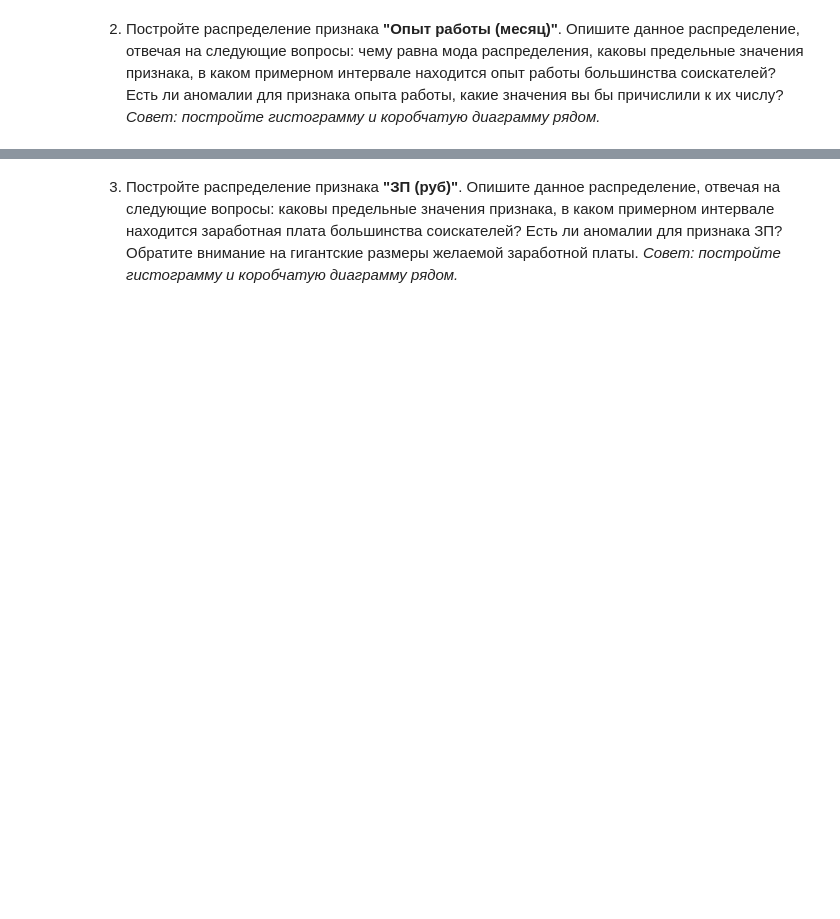
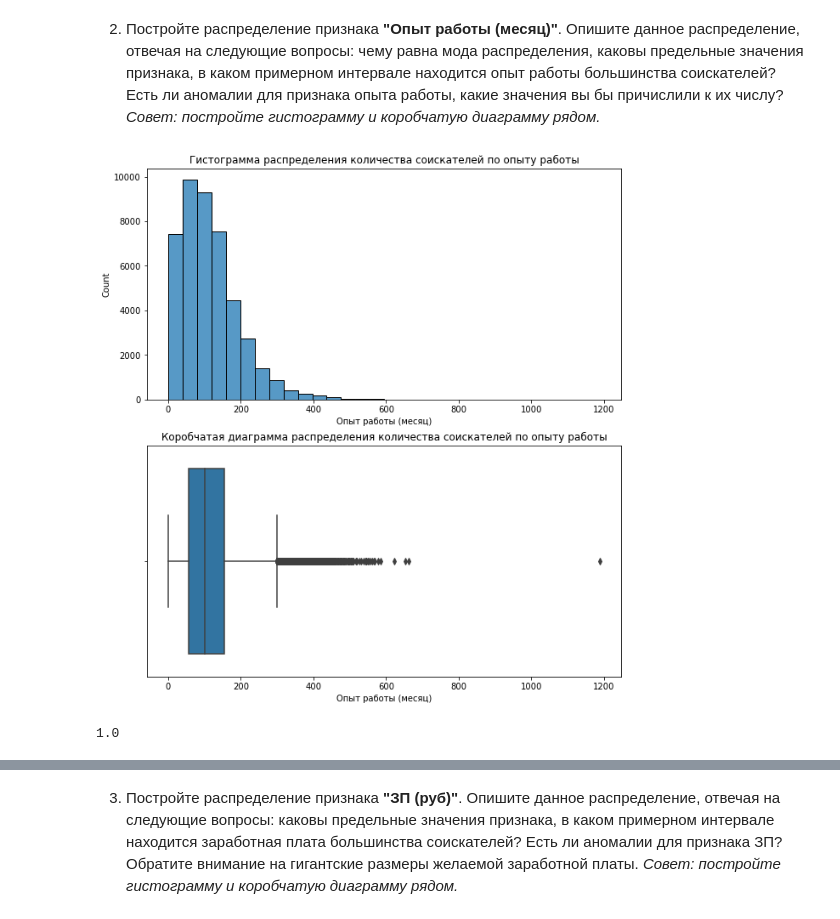
Before and after one commit to AndreiDS63/sf_data_science, a Jupyter notebook: project-1 HH/Ноутбук-шаблон Project 1.ipynb, the cells around one changed output, grey strips where cells are left out. Drawn from its saved outputs; the diff is of its cells as text; code cells hidden in the pictures; blank space fills up the shorter version.

```diff
--- a/project-1 HH/Ноутбук-шаблон Project 1.ipynb
+++ b/project-1 HH/Ноутбук-шаблон Project 1.ipynb
@@ -588,5 +610,25 @@ df = df.drop(['ЗП', 'зарплата_сумма', 'зарплата_валю
 2. Постройте распределение признака **"Опыт работы (месяц)"**. Опишите данное распределение, отвечая на следующие вопросы: чему равна мода распределения, каковы предельные значения признака, в каком примерном интервале находится опыт работы большинства соискателей? Есть ли аномалии для признака опыта работы, какие значения вы бы причислили к их числу?
 *Совет: постройте гистограмму и коробчатую диаграмму рядом.*
 # %%
-# ваш код здесь
+fig, axes = plt.subplots(nrows=2, ncols=1, figsize=(10, 11))
+histplot = sns.histplot(
+    data=df,
+    x='Опыт работы (месяц)',
+    ax=axes[0],
+    bins=30
+);
+histplot.set_title('Гистограмма распределения количества соискателей по опыту работы')
+
+boxplot = sns.boxplot(
+    data=df,
+    x='Опыт работы (месяц)',
+    ax=axes[1],
+);
+boxplot.set_title('Коробчатая диаграмма распределения количества соискателей по опыту работы');
+# %% [output]
+[figure, added]
+# %%
+df['Опыт работы (месяц)'].min()
+# %% [output]
+1.0
 # %% [markdown]
```
Also changed, not shown: parts of 27 cells of this notebook, 2 other files.
